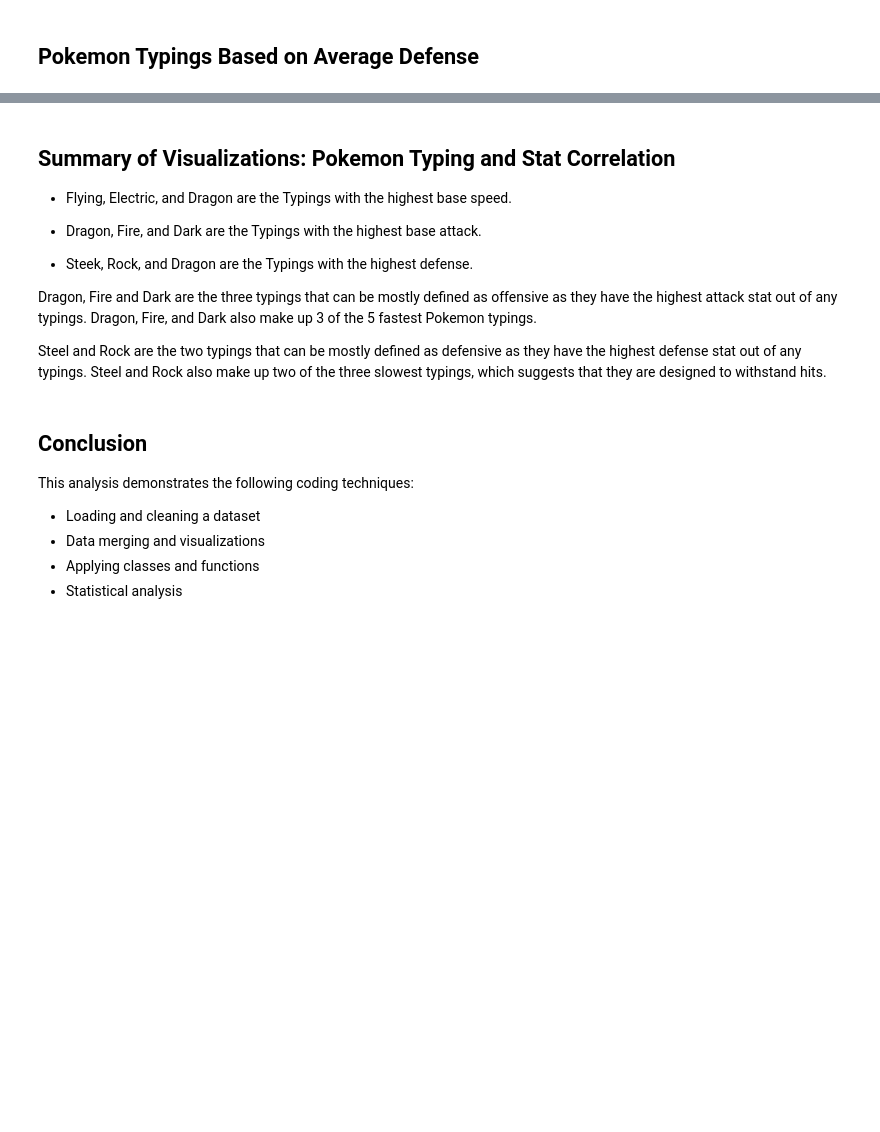
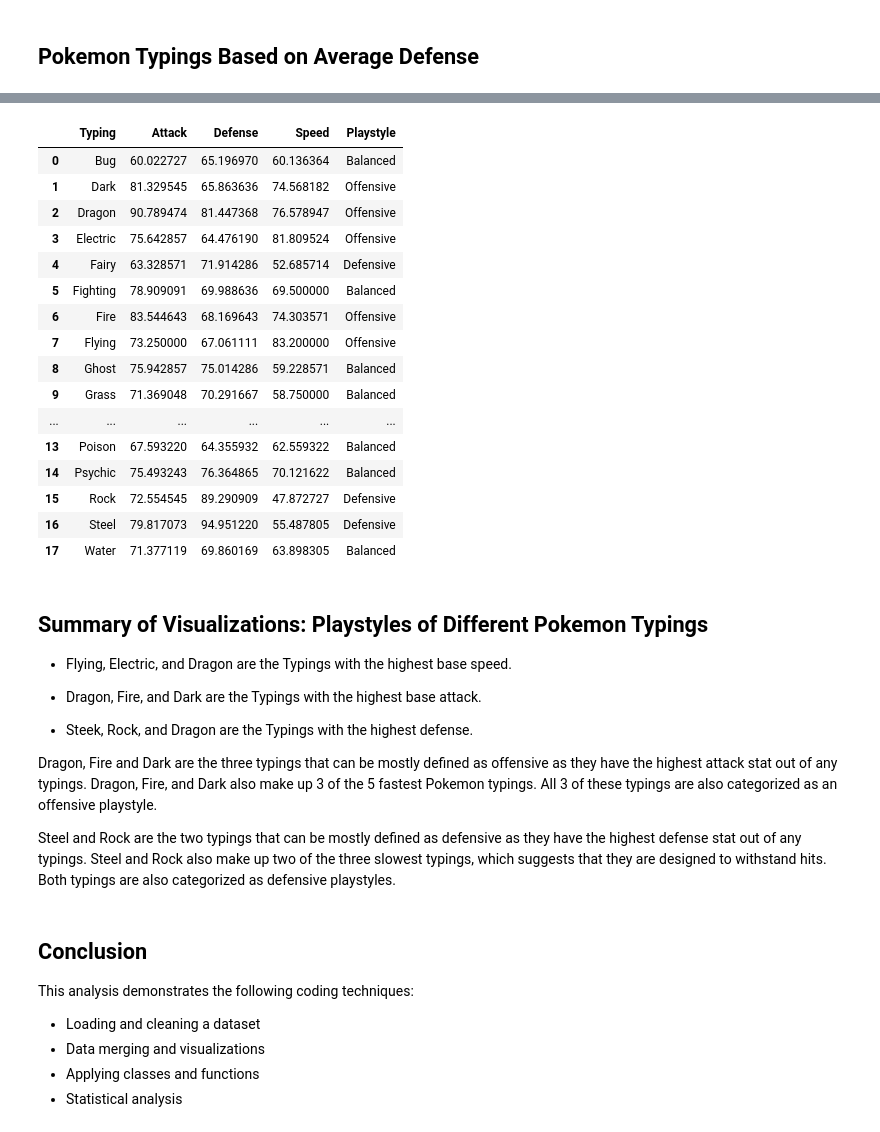
Before and after one commit to marconoriega0703-sys/MATH_120_Final_Project, a Jupyter notebook: notebooks/MATH_120_Final_Project_Final_Draft.ipynb, the cells around one changed output, grey strips where cells are left out. Drawn from its saved outputs; the diff is of its cells as text; code cells hidden in the pictures; blank space fills up the shorter version.

```diff
--- a/notebooks/MATH_120_Final_Project_Final_Draft.ipynb
+++ b/notebooks/MATH_120_Final_Project_Final_Draft.ipynb
@@ -356,13 +356,13 @@ def merge_defense(pokemon_dataset):
 ## Pokemon Typings Based on Average Speed
 # %%
 merged_speed = merge_speed(cleaned_pokemon)
-average_attack_by_type = merged_speed.groupby('Typing')['Speed'].mean().reset_index()
+average_speed_by_type = merged_speed.groupby('Typing')['Speed'].mean().reset_index()
 
-average_attack_by_type_sorted = average_attack_by_type.sort_values(by='Speed', ascending=True)
+average_speed_by_type_sorted = average_speed_by_type.sort_values(by='Speed', ascending=True)
 
 fig = px.bar(
-    x=average_attack_by_type_sorted['Speed'],
-    y=average_attack_by_type_sorted['Typing'],
+    x=average_speed_by_type_sorted['Speed'],
+    y=average_speed_by_type_sorted['Typing'],
     orientation='h',
     labels={'x': 'Average Speed', 'y': 'Pokemon Typing'},
     title='Pokemon Typing Comparison: Average Base Speed'
@@ -394,13 +394,13 @@ fig.show()
 ## Pokemon Typings Based on Average Defense
 # %%
 merged_defense = merge_defense(cleaned_pokemon)
-average_attack_by_type = merged_defense.groupby('Typing')['Defense'].mean().reset_index()
+average_defense_by_type = merged_defense.groupby('Typing')['Defense'].mean().reset_index()
 
-average_attack_by_type_sorted = average_attack_by_type.sort_values(by='Defense', ascending=True)
+average_defense_by_type_sorted = average_defense_by_type.sort_values(by='Defense', ascending=True)
 
 fig = px.bar(
-    x=average_attack_by_type_sorted['Defense'],
-    y=average_attack_by_type_sorted['Typing'],
+    x=average_defense_by_type_sorted['Defense'],
+    y=average_defense_by_type_sorted['Typing'],
     orientation='h',
     labels={'x': 'Average Defense', 'y': 'Pokemon Typing'},
     title='Pokemon Typing Comparison: Average Base Defense'
@@ -412,5 +426,52 @@ fig.show()
+# %%
+def assign_playstyle(row):
+  """
+  Compares the Attack, Defense, and Speed of each of the Pokemon Typings
+  Each typing is assigned one of the following playstyles: Offensive, Defensive, and Balanced
+  """
+  if row['Attack'] > row['Defense'] and row['Speed'] > 70:
+    return 'Offensive'
+  elif row['Attack'] < row['Defense'] and row['Speed'] < 60:
+    return 'Defensive'
+  else:
+    return 'Balanced'
+# %%
+def merge_playstyle(speed, attack, defense):
+  """
+  Merges all of the average base stats of the typings to a single dataset
+  Typing is the column that all the base stats join on
+  Creates a new column called 'Playstyle'
+  """
+  average_speed_by_type = merged_speed.groupby('Typing')['Speed'].mean().reset_index()
+  average_attack_by_type = merged_attack.groupby('Typing')['Attack'].mean().reset_index()
+  average_defense_by_type = merged_defense.groupby('Typing')['Defense'].mean().reset_index()
+  merge_stats = pd.merge(pd.merge(average_attack_by_type, average_defense_by_type, on='Typing'), average_speed_by_type, on='Typing')
+  merge_stats['Playstyle'] = merge_stats.apply(assign_playstyle, axis=1)
+
+  return merge_stats
+# %%
+playstyle = merge_playstyle(merged_speed, merged_attack, merged_defense)
+playstyle
+# %% [output]
+|  | Typing | Attack | Defense | Speed | Playstyle |
+| 0 | Bug | 60.022727 | 65.196970 | 60.136364 | Balanced |
+| 1 | Dark | 81.329545 | 65.863636 | 74.568182 | Offensive |
+| 2 | Dragon | 90.789474 | 81.447368 | 76.578947 | Offensive |
+| 3 | Electric | 75.642857 | 64.476190 | 81.809524 | Offensive |
+| 4 | Fairy | 63.328571 | 71.914286 | 52.685714 | Defensive |
+| 5 | Fighting | 78.909091 | 69.988636 | 69.500000 | Balanced |
+| 6 | Fire | 83.544643 | 68.169643 | 74.303571 | Offensive |
+| 7 | Flying | 73.250000 | 67.061111 | 83.200000 | Offensive |
+| 8 | Ghost | 75.942857 | 75.014286 | 59.228571 | Balanced |
+| 9 | Grass | 71.369048 | 70.291667 | 58.750000 | Balanced |
+| ... | ... | ... | ... | ... | ... |
+| 13 | Poison | 67.593220 | 64.355932 | 62.559322 | Balanced |
+| 14 | Psychic | 75.493243 | 76.364865 | 70.121622 | Balanced |
+| 15 | Rock | 72.554545 | 89.290909 | 47.872727 | Defensive |
+| 16 | Steel | 79.817073 | 94.951220 | 55.487805 | Defensive |
+| 17 | Water | 71.377119 | 69.860169 | 63.898305 | Balanced |
 # %% [markdown]
-## Summary of Visualizations: Pokemon Typing and Stat Correlation
+## Summary of Visualizations: Playstyles of Different Pokemon Typings
 
 * Flying, Electric, and Dragon are the Typings with the highest base speed.
 
@@ -418,9 +479,9 @@ fig.show()
 
 * Steek, Rock, and Dragon are the Typings with the highest defense.
 
-Dragon, Fire and Dark are the three typings that can be mostly defined as offensive as they have the highest attack stat out of any typings. Dragon, Fire, and Dark also make up 3 of the 5 fastest Pokemon typings.
+Dragon, Fire and Dark are the three typings that can be mostly defined as offensive as they have the highest attack stat out of any typings. Dragon, Fire, and Dark also make up 3 of the 5 fastest Pokemon typings. All 3 of these typings are also categorized as an offensive playstyle.
 
-Steel and Rock are the two typings that can be mostly defined as defensive as they have the highest defense stat out of any typings. Steel and Rock also make up two of the three slowest typings, which suggests that they are designed to withstand hits.
+Steel and Rock are the two typings that can be mostly defined as defensive as they have the highest defense stat out of any typings. Steel and Rock also make up two of the three slowest typings, which suggests that they are designed to withstand hits. Both typings are also categorized as defensive playstyles.
 # %% [markdown]
 ## Conclusion
 
```
Also changed, not shown: parts of 1 cell of this notebook.
